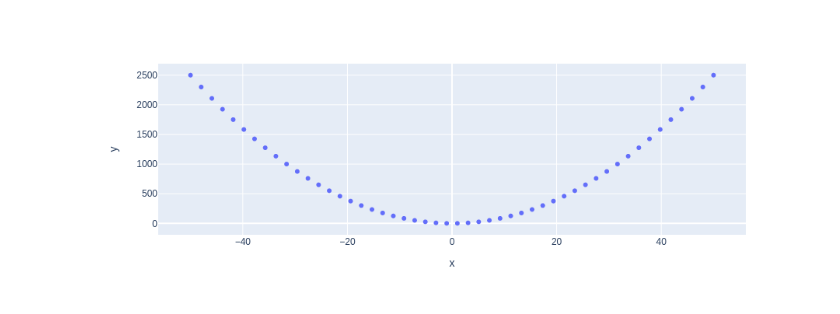
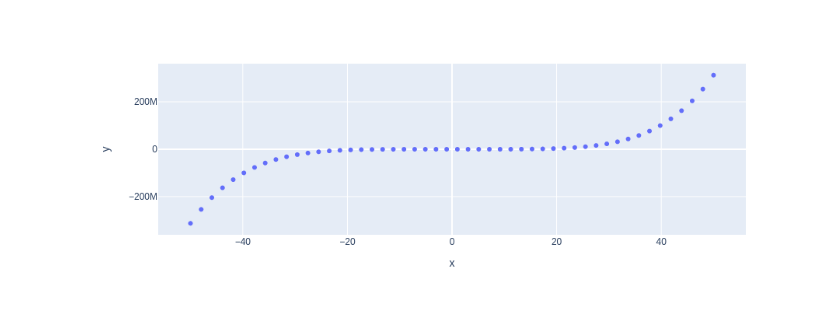
Before and after one commit to gexv587/my-notebooks-repo, a Jupyter notebook: experiment1.ipynb, the cells around one changed output. Drawn from its saved outputs; the diff is of its cells as text; code cells hidden in the pictures.

```diff
--- a/experiment1.ipynb
+++ b/experiment1.ipynb
@@ -4,7 +4,7 @@ import plotly.express as px
 # x-axis data points
 x = np.linspace(start=-50, stop=50)
 # y-axis data points
-y = x ** 2
+y = x ** 5
 # define the plot
 fig = px.scatter(x=x, y=y)
 fig.show()
@@ -13 +12 @@ fig.show()
-[figure, old version]
+[figure, new version]
```
Also changed, not shown: parts of 1 cell of this notebook.
